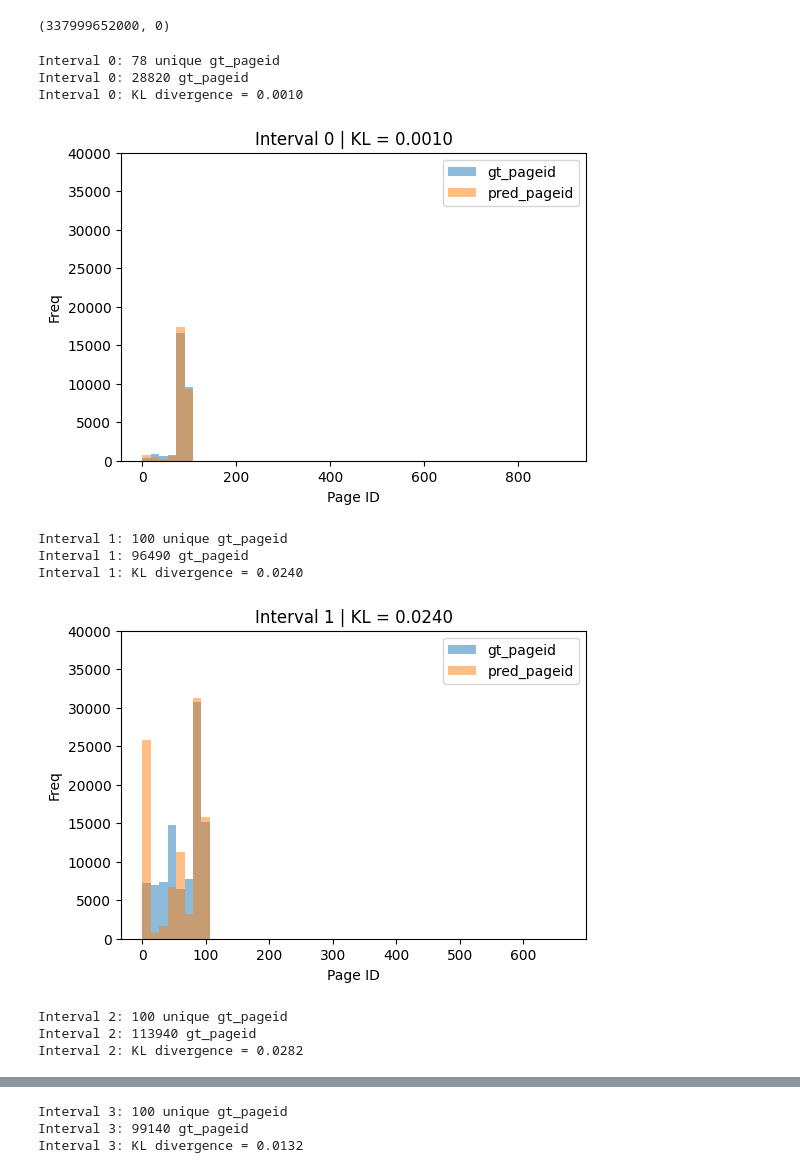
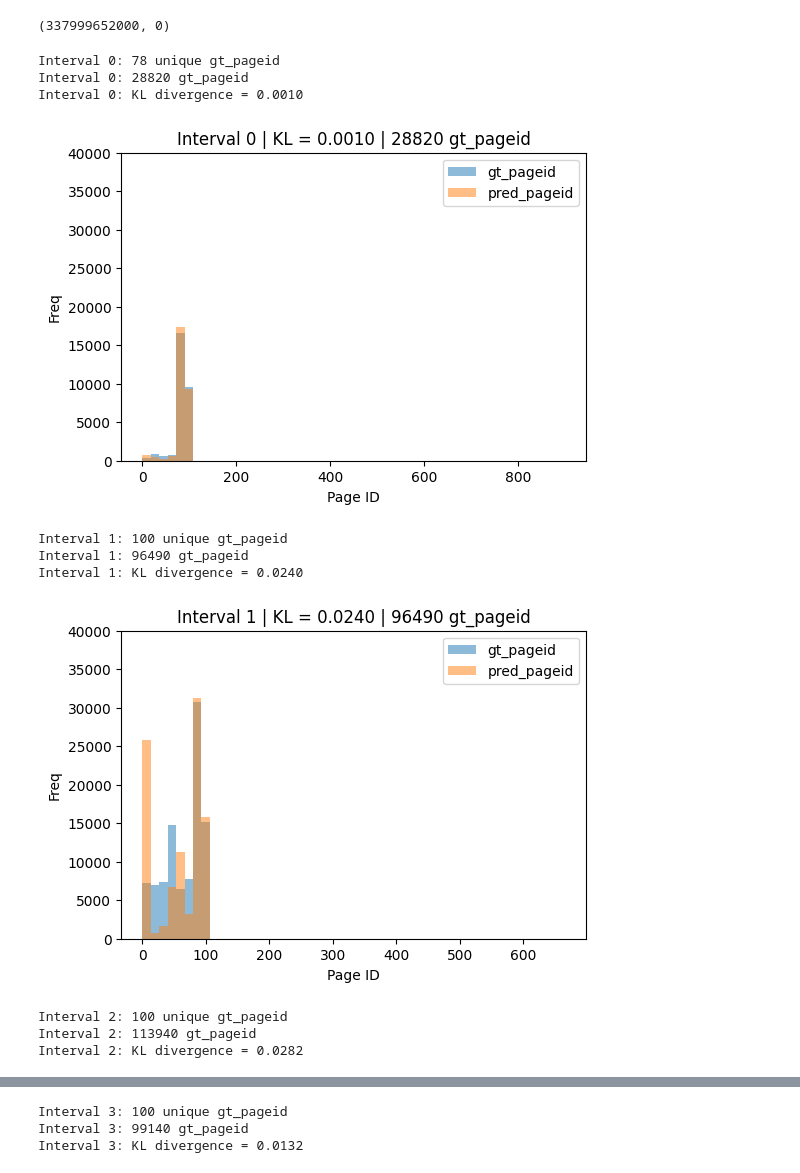
Before and after one commit to mbrotos/lock-pred, a Jupyter notebook: analysis/analysis-start_end-temporal-trends.ipynb, the cells around one changed output, grey strips where cells are left out. Drawn from its saved outputs; the diff is of its cells as text; code cells hidden in the pictures.

```diff
--- a/analysis/analysis-start_end-temporal-trends.ipynb
+++ b/analysis/analysis-start_end-temporal-trends.ipynb
@@ -87,7 +87,7 @@ for i in range(num_plots):
     plt.figure(figsize=(6, 4))
     plt.hist(df_interval['gt_pageid'], bins=bins, alpha=0.5, label='gt_pageid')
     plt.hist(pred_pageid_numeric, bins=bins, alpha=0.5, label='pred_pageid')
-    plt.title(f'Interval {i} | KL = {kl_div:.4f}')
+    plt.title(f'Interval {i} | KL = {kl_div:.4f} | {len(df_interval["gt_pageid"])} gt_pageid')
     plt.xlabel('Page ID')
     plt.ylabel('Freq')
     plt.ylim(0, 40_000)
@@ -96,39 +96,39 @@ for i in range(num_plots):
 
     # Store for final grid
     plot_data.append((df_interval['gt_pageid'], pred_pageid_numeric, bins, kl_div, i))
 
 
 # Now plot all together in a grid
 ncols = 2
 nrows = int(np.ceil(num_plots / ncols))
 fig, axs = plt.subplots(nrows, ncols, figsize=(ncols * 6, nrows * 4))
 axs = axs.flatten()
 
 for idx, (gt_pageid, pred_pageid, bins, kl_div, i) in enumerate(plot_data):
     ax = axs[idx]
     ax.hist(gt_pageid, bins=bins, alpha=0.5, label='gt_pageid')
     ax.hist(pred_pageid, bins=bins, alpha=0.5, label='pred_pageid')
-    ax.set_title(f'Interval {i} | KL = {kl_div:.4f}')
+    ax.set_title(f'Interval {i} | KL = {kl_div:.4f} | {len(gt_pageid)} gt_pageid')
     ax.set_xlabel('Page ID')
     ax.set_ylabel('Freq')
     ax.set_ylim(0, 40_000)
     ax.legend()
 
 # Remove unused subplots
 for j in range(len(plot_data), len(axs)):
     fig.delaxes(axs[j])
 
 plt.tight_layout()
 plt.show()
 # %% [output]
 Interval 0: 78 unique gt_pageid
 Interval 0: 28820 gt_pageid
 Interval 0: KL divergence = 0.0010
-[figure, old version]
+[figure, new version]
 Interval 1: 100 unique gt_pageid
 Interval 1: 96490 gt_pageid
 Interval 1: KL divergence = 0.0240
-[figure, old version]
+[figure, new version]
 Interval 2: 100 unique gt_pageid
 Interval 2: 113940 gt_pageid
 Interval 2: KL divergence = 0.0282
```
Also changed, not shown: parts of 1 cell of this notebook.
